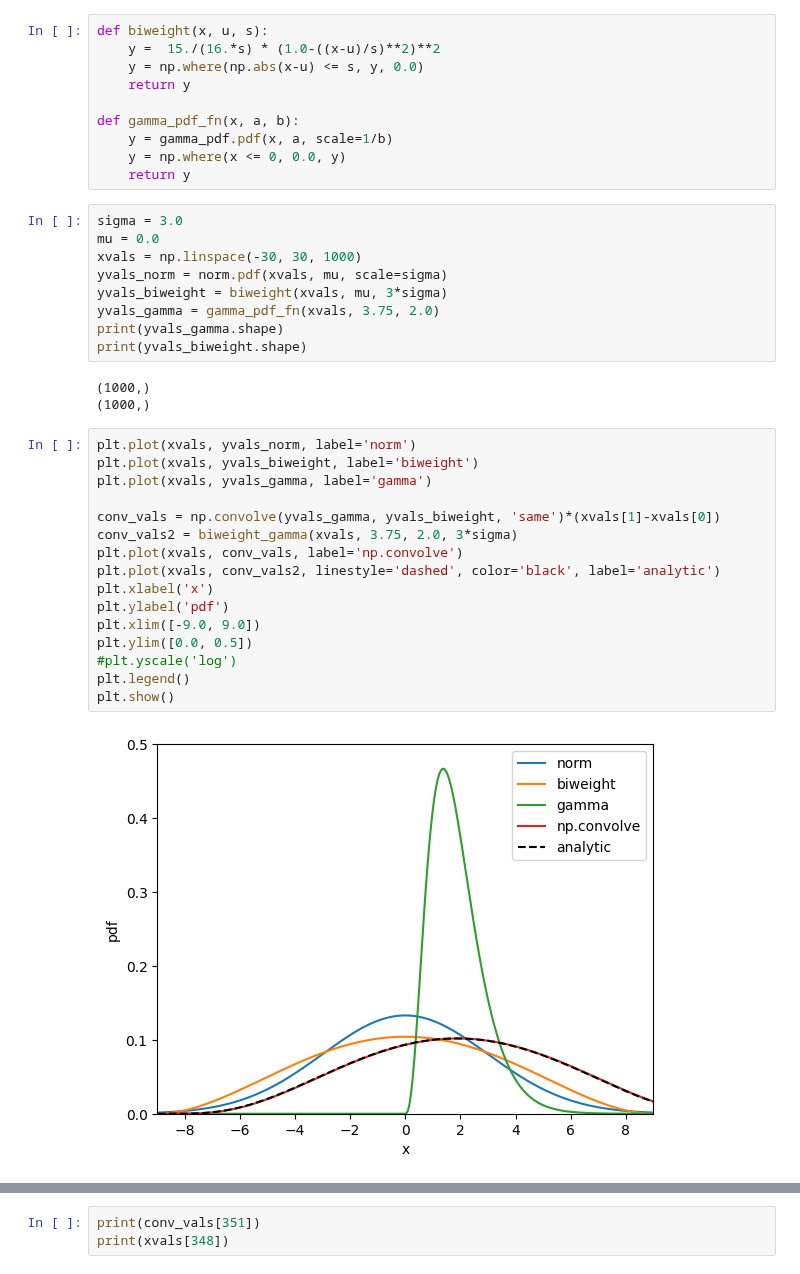
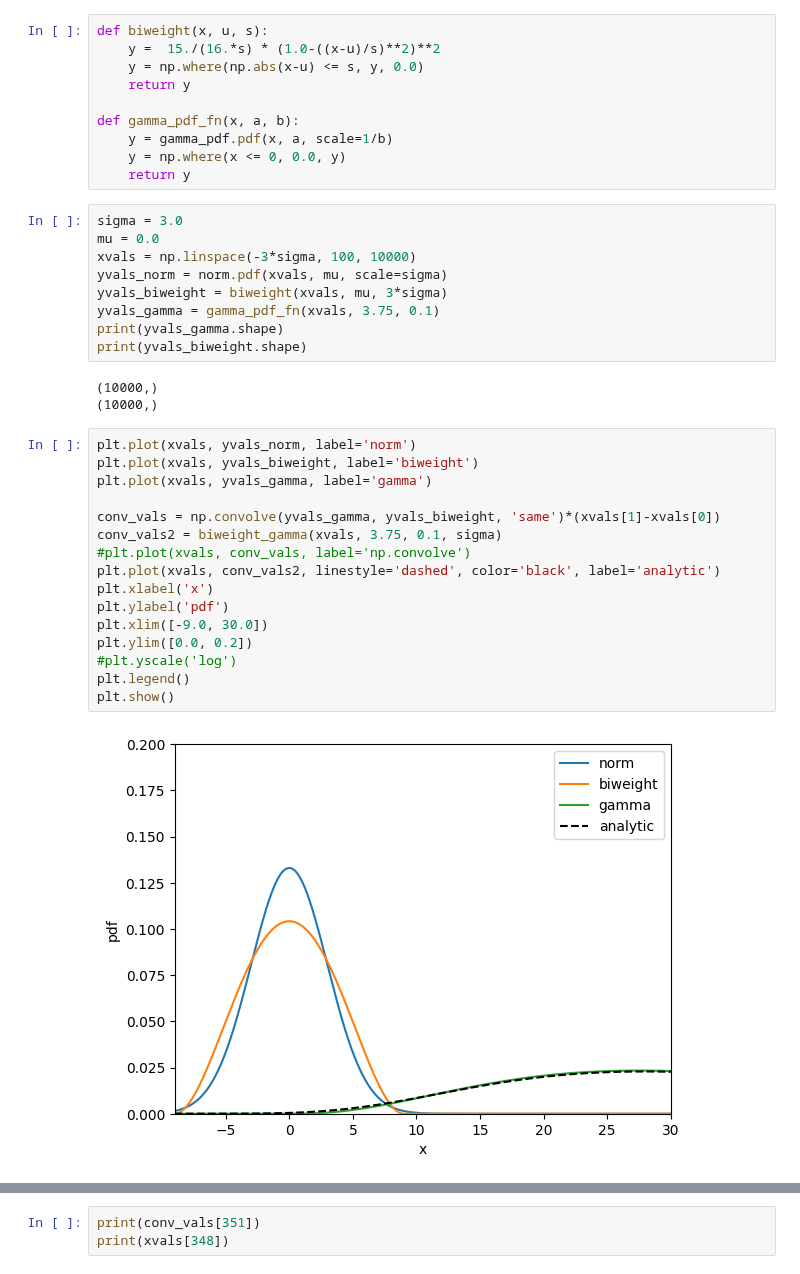
Before and after one commit to rishibbdb/TPN_DeV, a Jupyter notebook: dev/notebooks/test_biweight.ipynb, the cells around one changed output, grey strips where cells are left out. Drawn from its saved outputs; the diff is of its cells as text.

```diff
--- a/dev/notebooks/test_biweight.ipynb
+++ b/dev/notebooks/test_biweight.ipynb
@@ -18,30 +71,30 @@ def gamma_pdf_fn(x, a, b):
 # %%
 sigma = 3.0
 mu = 0.0
-xvals = np.linspace(-30, 30, 1000)
+xvals = np.linspace(-3*sigma, 100, 10000)
 yvals_norm = norm.pdf(xvals, mu, scale=sigma)
 yvals_biweight = biweight(xvals, mu, 3*sigma)
-yvals_gamma = gamma_pdf_fn(xvals, 3.75, 2.0)
+yvals_gamma = gamma_pdf_fn(xvals, 3.75, 0.1)
 print(yvals_gamma.shape)
 print(yvals_biweight.shape)
 # %% [output]
-(1000,)
-(1000,)
+(10000,)
+(10000,)
 # %%
 plt.plot(xvals, yvals_norm, label='norm')
 plt.plot(xvals, yvals_biweight, label='biweight')
 plt.plot(xvals, yvals_gamma, label='gamma')
 
 conv_vals = np.convolve(yvals_gamma, yvals_biweight, 'same')*(xvals[1]-xvals[0])
-conv_vals2 = biweight_gamma(xvals, 3.75, 2.0, 3*sigma)
-plt.plot(xvals, conv_vals, label='np.convolve')
+conv_vals2 = biweight_gamma(xvals, 3.75, 0.1, sigma)
+#plt.plot(xvals, conv_vals, label='np.convolve')
 plt.plot(xvals, conv_vals2, linestyle='dashed', color='black', label='analytic')
 plt.xlabel('x')
 plt.ylabel('pdf')
-plt.xlim([-9.0, 9.0])
-plt.ylim([0.0, 0.5])
+plt.xlim([-9.0, 30.0])
+plt.ylim([0.0, 0.2])
 #plt.yscale('log')
 plt.legend()
 plt.show()
 # %% [output]
-[figure, old version]
+[figure, new version]
```
Also changed, not shown: parts of 8 cells of this notebook, 4 other files.
